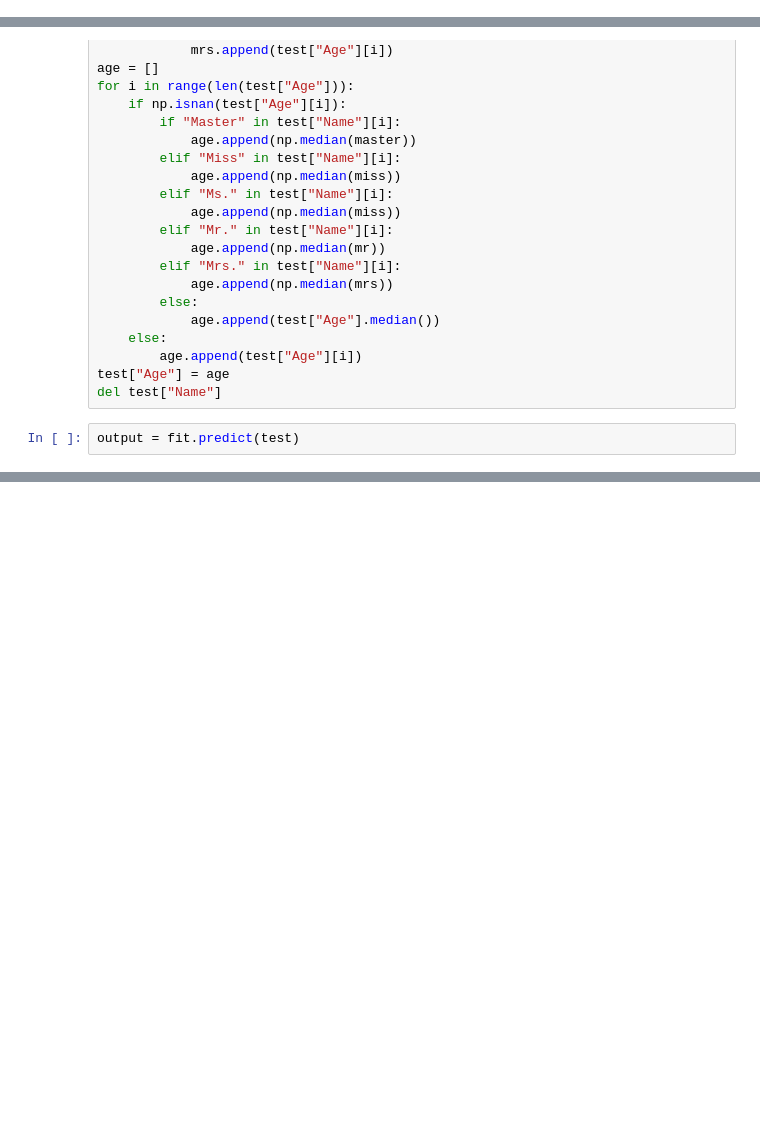
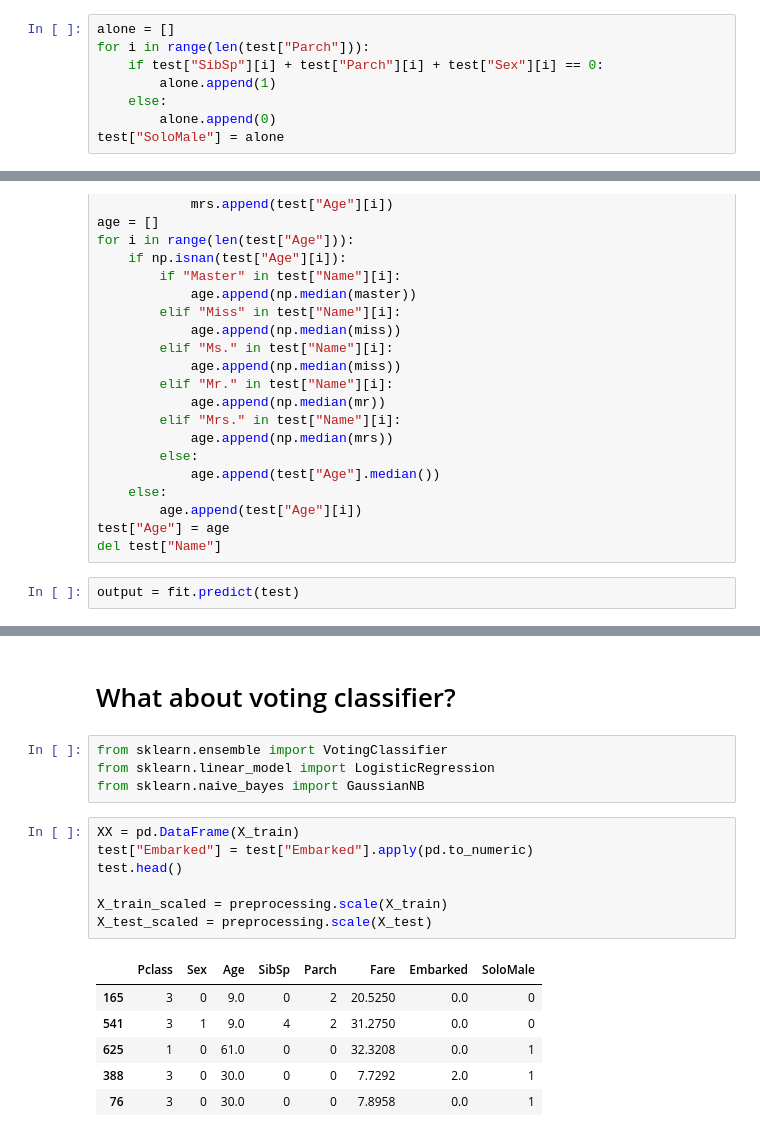
Before and after one commit to brentkuenzi/Kaggle-Titanic, a Jupyter notebook: Titanic.ipynb, the cells around one changed output, grey strips where cells are left out. Saved outputs shown, nothing was run; the diff lists cells and outputs as text; blank space fills up the shorter version.

Commit message:
Ensemble

```diff
--- a/Titanic.ipynb
+++ b/Titanic.ipynb
@@ -150,6 +158,14 @@ test["Embarked"] = test["Embarked"].replace("Q",2)
 test["Sex"] = test["Sex"].replace("male",0);test["Sex"] = test["Sex"].replace("female",1)
 test["Embarked"] = test["Embarked"].fillna(np.max(test["Embarked"].value_counts()))
 test["Fare"] = test["Fare"].fillna(test.groupby("Pclass")["Fare"].transform('median'))
+# %%
+alone = []
+for i in range(len(test["Parch"])):
+    if test["SibSp"][i] + test["Parch"][i] + test["Sex"][i] == 0:
+        alone.append(1)
+    else:
+        alone.append(0)
+test["SoloMale"] = alone
 # %%
 master=[];miss=[];mr=[];mrs=[]
 for i in range(len(test["Age"])):
@@ -205,0 +265,20 @@ outputDF.to_csv("titanic_predictions.csv",)
+# %% [markdown]
+# What about voting classifier?
+# %%
+from sklearn.ensemble import VotingClassifier
+from sklearn.linear_model import LogisticRegression
+from sklearn.naive_bayes import GaussianNB
+# %%
+XX = pd.DataFrame(X_train)
+test["Embarked"] = test["Embarked"].apply(pd.to_numeric)
+test.head()
+
+X_train_scaled = preprocessing.scale(X_train)
+X_test_scaled = preprocessing.scale(X_test)
+# %% [output]
+|  | Pclass | Sex | Age | SibSp | Parch | Fare | Embarked | SoloMale |
+| 165 | 3 | 0 | 9.0 | 0 | 2 | 20.5250 | 0.0 | 0 |
+| 541 | 3 | 1 | 9.0 | 4 | 2 | 31.2750 | 0.0 | 0 |
+| 625 | 1 | 0 | 61.0 | 0 | 0 | 32.3208 | 0.0 | 1 |
+| 388 | 3 | 0 | 30.0 | 0 | 0 | 7.7292 | 2.0 | 1 |
+| 76 | 3 | 0 | 30.0 | 0 | 0 | 7.8958 | 0.0 | 1 |
```
Also changed, not shown: parts of 18 cells of this notebook, 2 other files.
